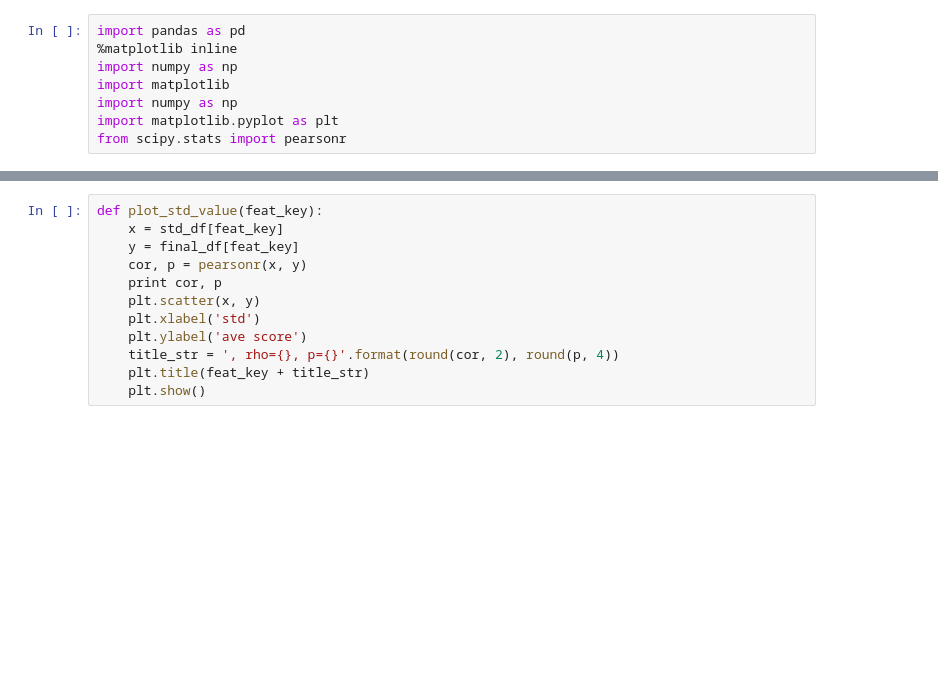
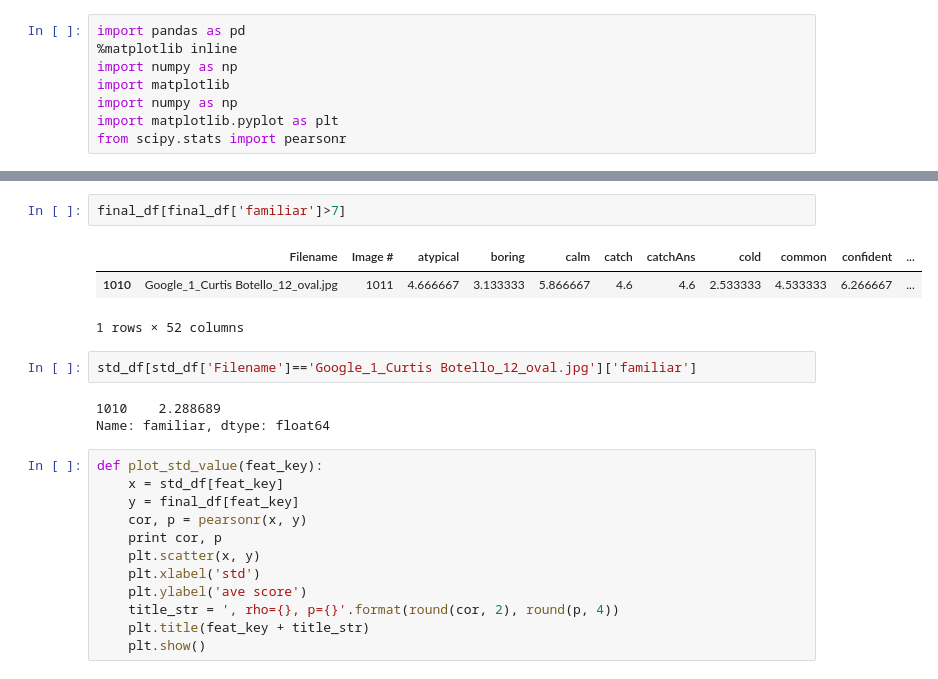
Before and after one commit to amandasongmm/impression_personality, a Jupyter notebook: extra_raw_data_ana/std_final_value.ipynb, the cells around one changed output, grey strips where cells are left out. Saved outputs shown, nothing was run; the diff lists cells and outputs as text; blank space fills up the shorter version.

```diff
--- a/extra_raw_data_ana/std_final_value.ipynb
+++ b/extra_raw_data_ana/std_final_value.ipynb
@@ -12,3 +18,14 @@ final_df = pd.read_excel('../static/psychology-attributes.xlsx', sheetname='Fina
+# %%
+final_df[final_df['familiar']>7]
+# %% [output]
+|  | Filename | Image # | atypical | boring | calm | catch | catchAns | cold | common | confident | ... |
+| 1010 | Google_1_Curtis Botello_12_oval.jpg | 1011 | 4.666667 | 3.133333 | 5.866667 | 4.6 | 4.6 | 2.533333 | 4.533333 | 6.266667 | ... |
+1 rows × 52 columns
+# %%
+std_df[std_df['Filename']=='Google_1_Curtis Botello_12_oval.jpg']['familiar']
+# %% [output]
+1010    2.288689
+Name: familiar, dtype: float64
 # %%
 def plot_std_value(feat_key):
     x = std_df[feat_key]
```
Also changed, not shown: parts of 4 cells of this notebook, 5 other files.
